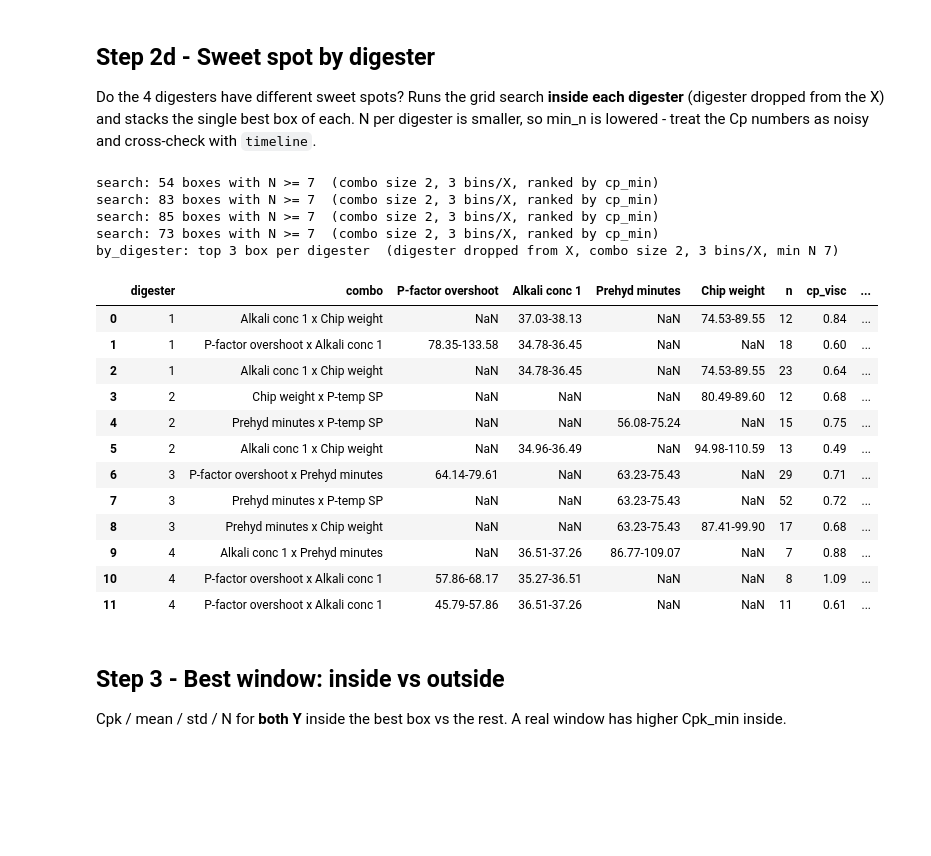
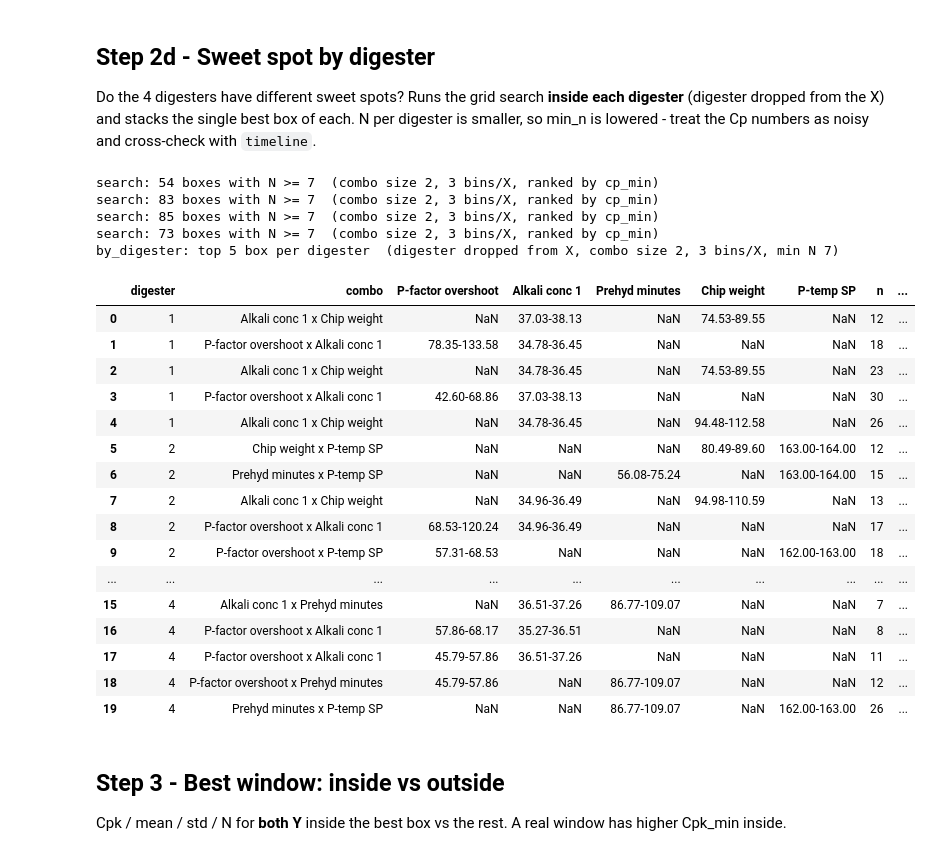
Before and after one commit to chinnput/dp-cooking-odl-analyzer, a Jupyter notebook: DP Cooking ODL Analyzer/XGboost_Model/03_operating_window.ipynb, the cells around one changed output. Cells and saved outputs as stored; diff of their text form; code cells hidden in the pictures; blank space fills up the shorter version.

```diff
--- a/DP Cooking ODL Analyzer/XGboost_Model/03_operating_window.ipynb
+++ b/DP Cooking ODL Analyzer/XGboost_Model/03_operating_window.ipynb
@@ -157,26 +157,30 @@ Do the 4 digesters have different sweet spots? Runs the grid search **inside eac
 (digester dropped from the X) and stacks the single best box of each. N per digester is smaller,
 so min_n is lowered - treat the Cp numbers as noisy and cross-check with `timeline`.
 # %%
-display(cap.by_digester(df, top=3))
+display(cap.by_digester(df, top=5))
 # %% [output]
 search: 54 boxes with N >= 7  (combo size 2, 3 bins/X, ranked by cp_min)
 search: 83 boxes with N >= 7  (combo size 2, 3 bins/X, ranked by cp_min)
 search: 85 boxes with N >= 7  (combo size 2, 3 bins/X, ranked by cp_min)
 search: 73 boxes with N >= 7  (combo size 2, 3 bins/X, ranked by cp_min)
-by_digester: top 3 box per digester  (digester dropped from X, combo size 2, 3 bins/X, min N 7)
+by_digester: top 5 box per digester  (digester dropped from X, combo size 2, 3 bins/X, min N 7)
-|  | digester | combo | P-factor overshoot | Alkali conc 1 | Prehyd minutes | Chip weight | n | cp_visc | ... |
-| 0 | 1 | Alkali conc 1 x Chip weight | NaN | 37.03-38.13 | NaN | 74.53-89.55 | 12 | 0.84 | ... |
-| 1 | 1 | P-factor overshoot x Alkali conc 1 | 78.35-133.58 | 34.78-36.45 | NaN | NaN | 18 | 0.60 | ... |
-| 2 | 1 | Alkali conc 1 x Chip weight | NaN | 34.78-36.45 | NaN | 74.53-89.55 | 23 | 0.64 | ... |
-| 3 | 2 | Chip weight x P-temp SP | NaN | NaN | NaN | 80.49-89.60 | 12 | 0.68 | ... |
-| 4 | 2 | Prehyd minutes x P-temp SP | NaN | NaN | 56.08-75.24 | NaN | 15 | 0.75 | ... |
-| 5 | 2 | Alkali conc 1 x Chip weight | NaN | 34.96-36.49 | NaN | 94.98-110.59 | 13 | 0.49 | ... |
-| 6 | 3 | P-factor overshoot x Prehyd minutes | 64.14-79.61 | NaN | 63.23-75.43 | NaN | 29 | 0.71 | ... |
-| 7 | 3 | Prehyd minutes x P-temp SP | NaN | NaN | 63.23-75.43 | NaN | 52 | 0.72 | ... |
-| 8 | 3 | Prehyd minutes x Chip weight | NaN | NaN | 63.23-75.43 | 87.41-99.90 | 17 | 0.68 | ... |
-| 9 | 4 | Alkali conc 1 x Prehyd minutes | NaN | 36.51-37.26 | 86.77-109.07 | NaN | 7 | 0.88 | ... |
-| 10 | 4 | P-factor overshoot x Alkali conc 1 | 57.86-68.17 | 35.27-36.51 | NaN | NaN | 8 | 1.09 | ... |
-| 11 | 4 | P-factor overshoot x Alkali conc 1 | 45.79-57.86 | 36.51-37.26 | NaN | NaN | 11 | 0.61 | ... |
+|  | digester | combo | P-factor overshoot | Alkali conc 1 | Prehyd minutes | Chip weight | P-temp SP | n | ... |
+| 0 | 1 | Alkali conc 1 x Chip weight | NaN | 37.03-38.13 | NaN | 74.53-89.55 | NaN | 12 | ... |
+| 1 | 1 | P-factor overshoot x Alkali conc 1 | 78.35-133.58 | 34.78-36.45 | NaN | NaN | NaN | 18 | ... |
+| 2 | 1 | Alkali conc 1 x Chip weight | NaN | 34.78-36.45 | NaN | 74.53-89.55 | NaN | 23 | ... |
+| 3 | 1 | P-factor overshoot x Alkali conc 1 | 42.60-68.86 | 37.03-38.13 | NaN | NaN | NaN | 30 | ... |
+| 4 | 1 | Alkali conc 1 x Chip weight | NaN | 34.78-36.45 | NaN | 94.48-112.58 | NaN | 26 | ... |
+| 5 | 2 | Chip weight x P-temp SP | NaN | NaN | NaN | 80.49-89.60 | 163.00-164.00 | 12 | ... |
+| 6 | 2 | Prehyd minutes x P-temp SP | NaN | NaN | 56.08-75.24 | NaN | 163.00-164.00 | 15 | ... |
+| 7 | 2 | Alkali conc 1 x Chip weight | NaN | 34.96-36.49 | NaN | 94.98-110.59 | NaN | 13 | ... |
+| 8 | 2 | P-factor overshoot x Alkali conc 1 | 68.53-120.24 | 34.96-36.49 | NaN | NaN | NaN | 17 | ... |
+| 9 | 2 | P-factor overshoot x P-temp SP | 57.31-68.53 | NaN | NaN | NaN | 162.00-163.00 | 18 | ... |
+| ... | ... | ... | ... | ... | ... | ... | ... | ... | ... |
+| 15 | 4 | Alkali conc 1 x Prehyd minutes | NaN | 36.51-37.26 | 86.77-109.07 | NaN | NaN | 7 | ... |
+| 16 | 4 | P-factor overshoot x Alkali conc 1 | 57.86-68.17 | 35.27-36.51 | NaN | NaN | NaN | 8 | ... |
+| 17 | 4 | P-factor overshoot x Alkali conc 1 | 45.79-57.86 | 36.51-37.26 | NaN | NaN | NaN | 11 | ... |
+| 18 | 4 | P-factor overshoot x Prehyd minutes | 45.79-57.86 | NaN | 86.77-109.07 | NaN | NaN | 12 | ... |
+| 19 | 4 | Prehyd minutes x P-temp SP | NaN | NaN | 86.77-109.07 | NaN | 162.00-163.00 | 26 | ... |
 # %% [markdown]
 ## Step 3 - Best window: inside vs outside
 Cpk / mean / std / N for **both Y** inside the best box vs the rest. A real window has higher Cpk_min inside.
```
Also changed, not shown: 1 other file.
